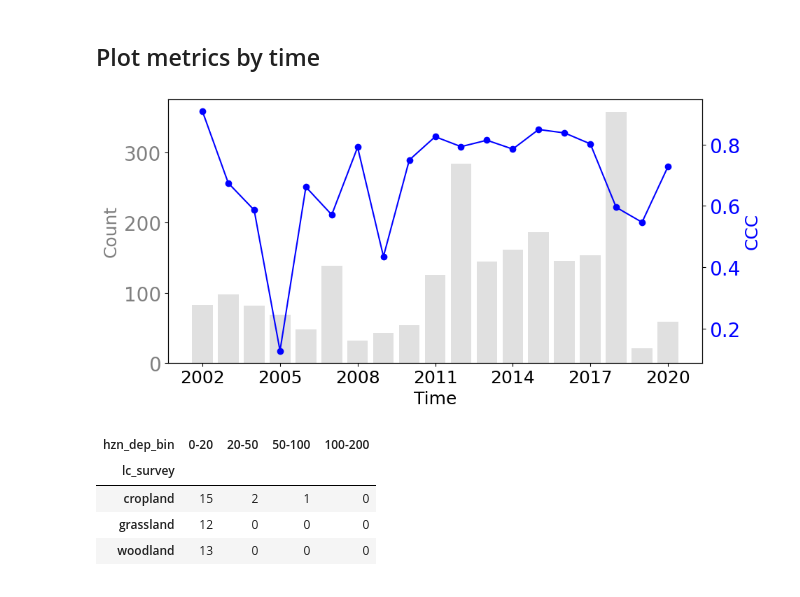
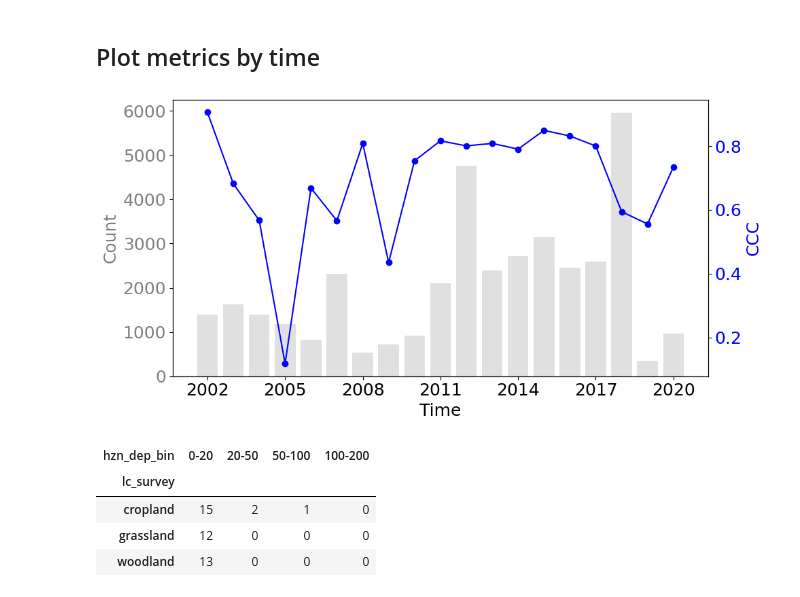
Before and after one commit to AI4SoilHealth/SoilHealthDataCube, a Jupyter notebook: SOCD_map/008_evaluation_test.accuracy.ipynb, the cells around one changed output. Cells and saved outputs as stored; diff of their text form; code cells hidden in the pictures.

Commit message:
mend tree number exploration test

```diff
--- a/SOCD_map/008_evaluation_test.accuracy.ipynb
+++ b/SOCD_map/008_evaluation_test.accuracy.ipynb
@@ -188,7 +188,8 @@ for time in test['time'].unique():
         'R2': np.nan if len(subset)<3 else r2_val,
         'CCC': np.nan if len(subset)<3 else ccc_val,
         'bias': bias_val,
-        'count': len(subset)  # Include sample size for context
+        'test count': len(subset),
+        'train count': len(train.loc[train['time']==time]) # Include sample size for context
     })
 
 # Convert results to a DataFrame
@@ -272,7 +273,7 @@ for idx, metric in enumerate(metrics):
     ax.set_xlabel('Soil depth (cm)', fontsize=23)
 
     # Update tick management for swapped axes
-    ax.tick_params(axis='y', labelsize=23)  # Rotate y-axis labels for clarity, rotation=40
+    ax.tick_params(axis='y', labelsize=23, rotation=0)  # Rotate y-axis labels for clarity, rotation=40
     ax.set_xticklabels(pivot_data.columns, fontsize=23)
 
     ax.collections[0].colorbar.ax.tick_params(labelsize=23)
@@ -350,45 +351,45 @@ time_df = time_df.sort_values(by='time')
 fig, ax1 = plt.subplots(figsize=(10, 5))
 
 # Plot the bar plot for 'count'
-ax1.bar(time_df['time'], time_df['count'], color='lightgray', alpha=0.7, label='Count')
+ax1.bar(time_df['time'], time_df['train count'], color='lightgray', alpha=0.7, label='Count')
 ax1.set_xlabel('Time', fontsize=18)
 ax1.set_ylabel('Count', fontsize=18, color='gray')
-ax1.tick_params(axis='y', labelcolor='gray')
+ax1.tick_params(axis='y', labelcolor='gray',labelsize=18)
 
 # Set custom ticks for the x-axis
 custom_ticks = [2002, 2005, 2008, 2011, 2014, 2017, 2020]
 ax1.set_xticks(custom_ticks)
 ax1.set_xticklabels(custom_ticks, fontsize=18)
 
 
 # Create a second y-axis for 'CCC' and 'MedAE'
 ax2 = ax1.twinx()
 
 # Plot 'CCC' as a line
 ax2.plot(time_df['time'], time_df['CCC'], color='blue', marker='o', label='CCC')
 ax2.set_ylabel('CCC', fontsize=18, color='blue')
-ax2.tick_params(axis='y', labelcolor='blue')
+ax2.tick_params(axis='y', labelcolor='blue', labelsize=18)
 
 # # Plot 'MedAE' as a line
 # ax2.plot(time_df['time'], time_df['MedAE'], color='green', marker='s', linestyle='--', label='MedAE')
 
 # Add a legend
 lines, labels = [], []
 for ax in [ax1, ax2]:
     ax_lines, ax_labels = ax.get_legend_handles_labels()
     lines.extend(ax_lines)
     labels.extend(ax_labels)
 
 # # ax2.legend(lines, labels, loc='upper right', fontsize=12)
 # ax2.legend(lines, labels, bbox_to_anchor=(0.3, 1), fontsize=12)
 
 
 # Show the plot
 plt.tight_layout()
-plt.savefig(f'{folder_path}/figure/plot_metrics_time.pdf', bbox_inches='tight')
+plt.savefig(f'{folder_path}/figure/figure_metrics_time.pdf', bbox_inches='tight')
 plt.show()
 # %% [output]
-[figure, old version]
+[figure, new version]
 # %%
 t2015 = test.loc[test['time']==2009]
 t2015.groupby(['lc_survey', 'hzn_dep_bin']).size().unstack(fill_value=0)
```
Also changed, not shown: parts of 5 cells of this notebook, 3 other files.
